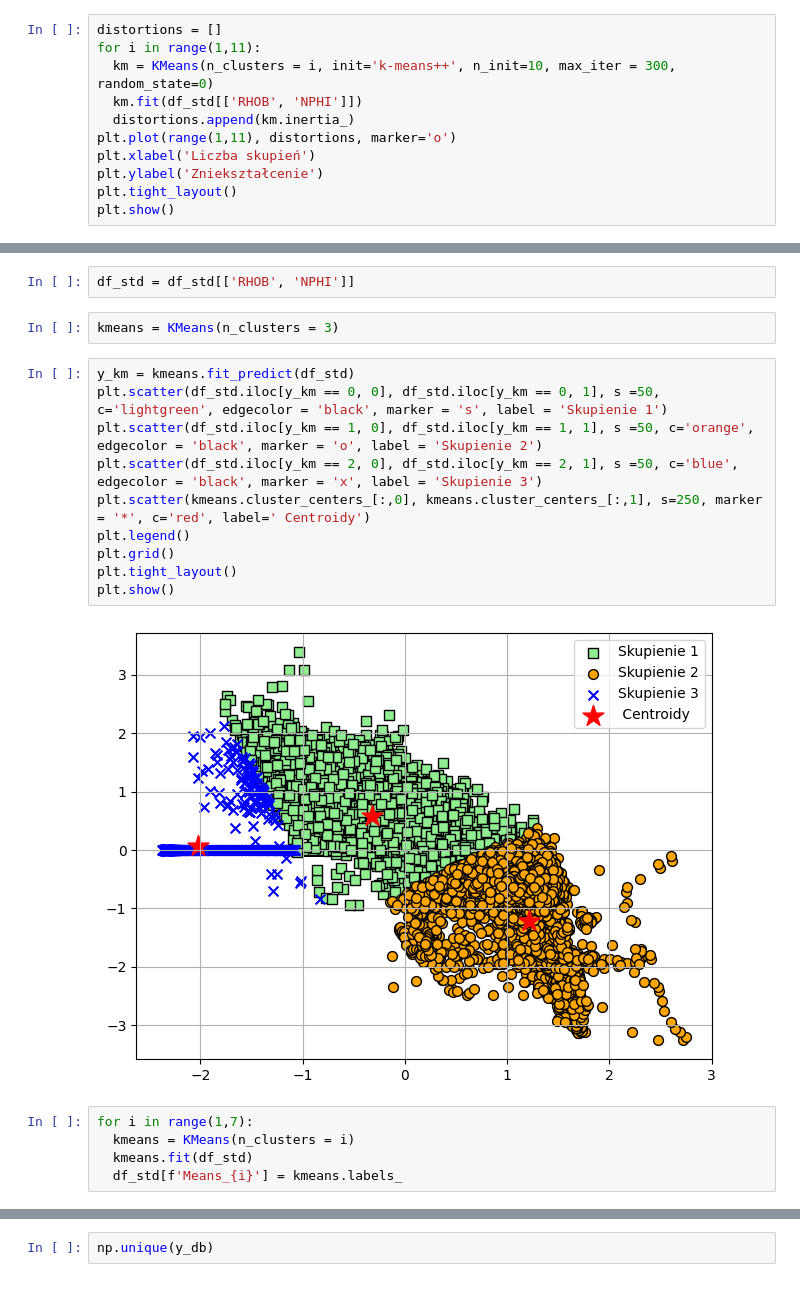
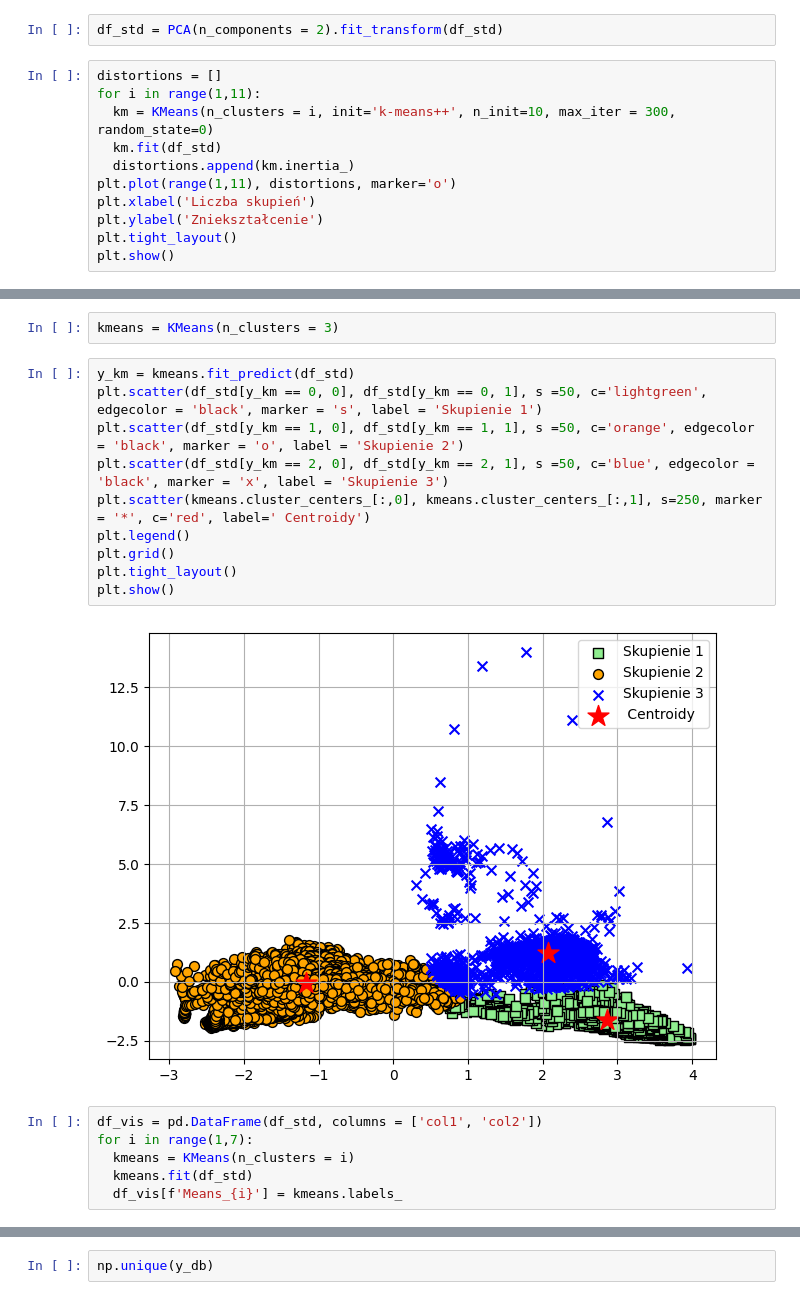
Before and after one commit to MichalStrus/K_Means_clustering, a Jupyter notebook: Simple_KMeans_clustering.ipynb, the cells around one changed output, grey strips where cells are left out. Saved outputs shown, nothing was run; the diff lists cells and outputs as text.

Commit message:
Added PCA to reduce dimensions to 2 to visualize clusters

```diff
--- a/Simple_KMeans_clustering.ipynb
+++ b/Simple_KMeans_clustering.ipynb
@@ -73,11 +74,13 @@ df_std.describe()
 | 50% | -1.859859e-01 | 1.023334e-01 | -3.198304e-04 | -4.743732e-16 | -1.956771e-01 | 5.267385e-01 |
 | 75% | 9.119809e-01 | 6.179454e-01 | 8.661390e-01 | 7.441906e-01 | 2.399905e-01 | 7.498056e-01 |
 | max | 2.745683e+00 | 1.519702e+01 | 1.731840e+00 | 3.381601e+00 | 2.575272e+01 | 1.664410e+00 |
+# %%
+df_std = PCA(n_components = 2).fit_transform(df_std)
 # %%
 distortions = []
 for i in range(1,11):
   km = KMeans(n_clusters = i, init='k-means++', n_init=10, max_iter = 300, random_state=0)
-  km.fit(df_std[['RHOB', 'NPHI']])
+  km.fit(df_std)
   distortions.append(km.inertia_)
 plt.plot(range(1,11), distortions, marker='o')
 plt.xlabel('Liczba skupień')
@@ -89,21 +92,20 @@ plt.show()
-# %%
-df_std = df_std[['RHOB', 'NPHI']]
 # %%
 kmeans = KMeans(n_clusters = 3)
 # %%
 y_km = kmeans.fit_predict(df_std)
-plt.scatter(df_std.iloc[y_km == 0, 0], df_std.iloc[y_km == 0, 1], s =50, c='lightgreen', edgecolor = 'black', marker = 's', label = 'Skupienie 1')
-plt.scatter(df_std.iloc[y_km == 1, 0], df_std.iloc[y_km == 1, 1], s =50, c='orange', edgecolor = 'black', marker = 'o', label = 'Skupienie 2')
-plt.scatter(df_std.iloc[y_km == 2, 0], df_std.iloc[y_km == 2, 1], s =50, c='blue', edgecolor = 'black', marker = 'x', label = 'Skupienie 3')
+plt.scatter(df_std[y_km == 0, 0], df_std[y_km == 0, 1], s =50, c='lightgreen', edgecolor = 'black', marker = 's', label = 'Skupienie 1')
+plt.scatter(df_std[y_km == 1, 0], df_std[y_km == 1, 1], s =50, c='orange', edgecolor = 'black', marker = 'o', label = 'Skupienie 2')
+plt.scatter(df_std[y_km == 2, 0], df_std[y_km == 2, 1], s =50, c='blue', edgecolor = 'black', marker = 'x', label = 'Skupienie 3')
 plt.scatter(kmeans.cluster_centers_[:,0], kmeans.cluster_centers_[:,1], s=250, marker = '*', c='red', label=' Centroidy')
 plt.legend()
 plt.grid()
 plt.tight_layout()
 plt.show()
 # %% [output]
-[figure, old version]
+[figure, new version]
 # %%
+df_vis = pd.DataFrame(df_std, columns = ['col1', 'col2'])
 for i in range(1,7):
   kmeans = KMeans(n_clusters = i)
   kmeans.fit(df_std)
-  df_std[f'Means_{i}'] = kmeans.labels_
+  df_vis[f'Means_{i}'] = kmeans.labels_
```
Also changed, not shown: parts of 10 cells of this notebook.
